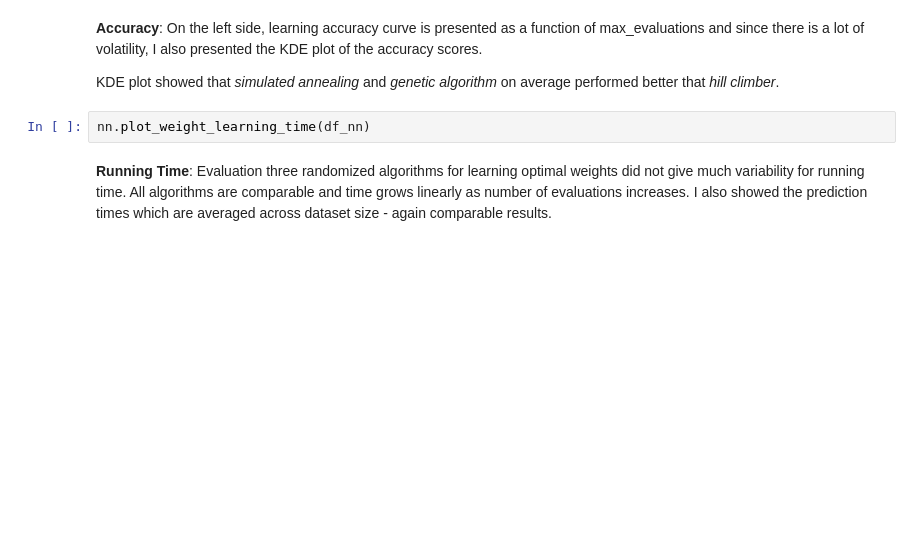
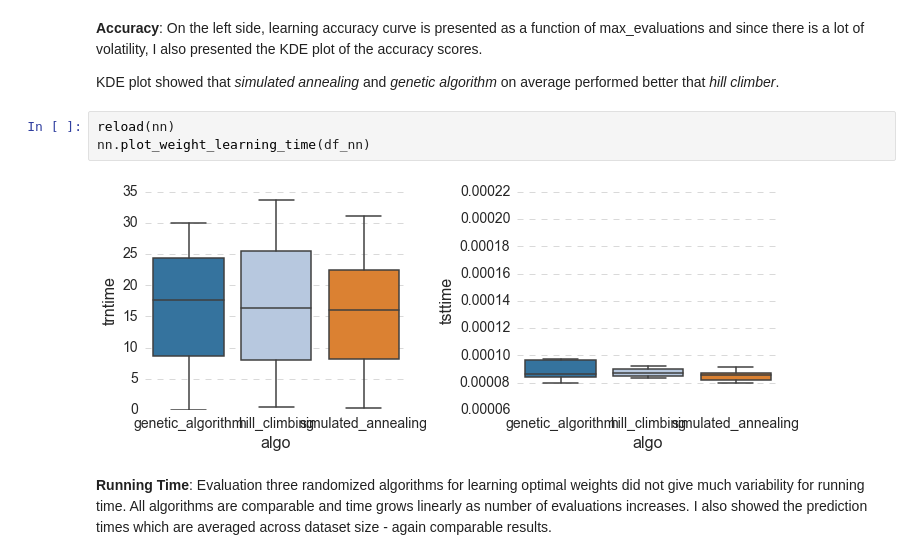
Before and after one commit to sshegheva/bag-of-algorithms, a Jupyter notebook: analysis/notebooks/RandomizedOptimization.ipynb, the cells around one changed output. Drawn from its saved outputs; the diff is of its cells as text; blank space fills up the shorter version.

Commit message:
Fix plotting for the Neural Network

```diff
--- a/analysis/notebooks/RandomizedOptimization.ipynb
+++ b/analysis/notebooks/RandomizedOptimization.ipynb
@@ -57,7 +62,10 @@ __Accuracy__: On the left side, learning accuracy curve is presented as a functi
 
 KDE plot showed that _simulated annealing_ and _genetic algorithm_ on average performed better that _hill climber_.
 # %%
+reload(nn)
 nn.plot_weight_learning_time(df_nn)
+# %% [output]
+[figure, added]
 # %% [markdown]
 __Running Time__:
 Evaluation three randomized algorithms for learning optimal weights did not give much variability for running time. All algorithms are comparable and time grows linearly as number of evaluations increases.
```
Also changed, not shown: parts of 2 cells of this notebook, 1 other file.
